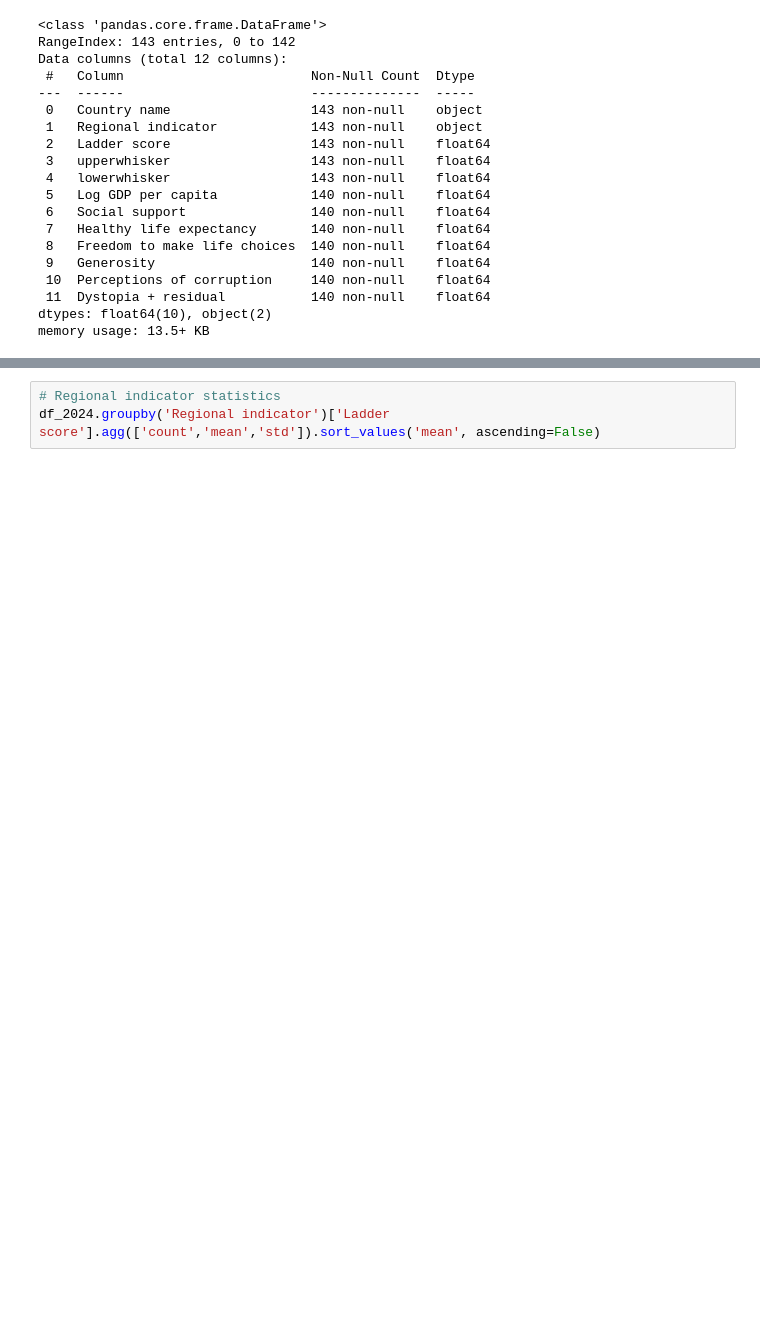
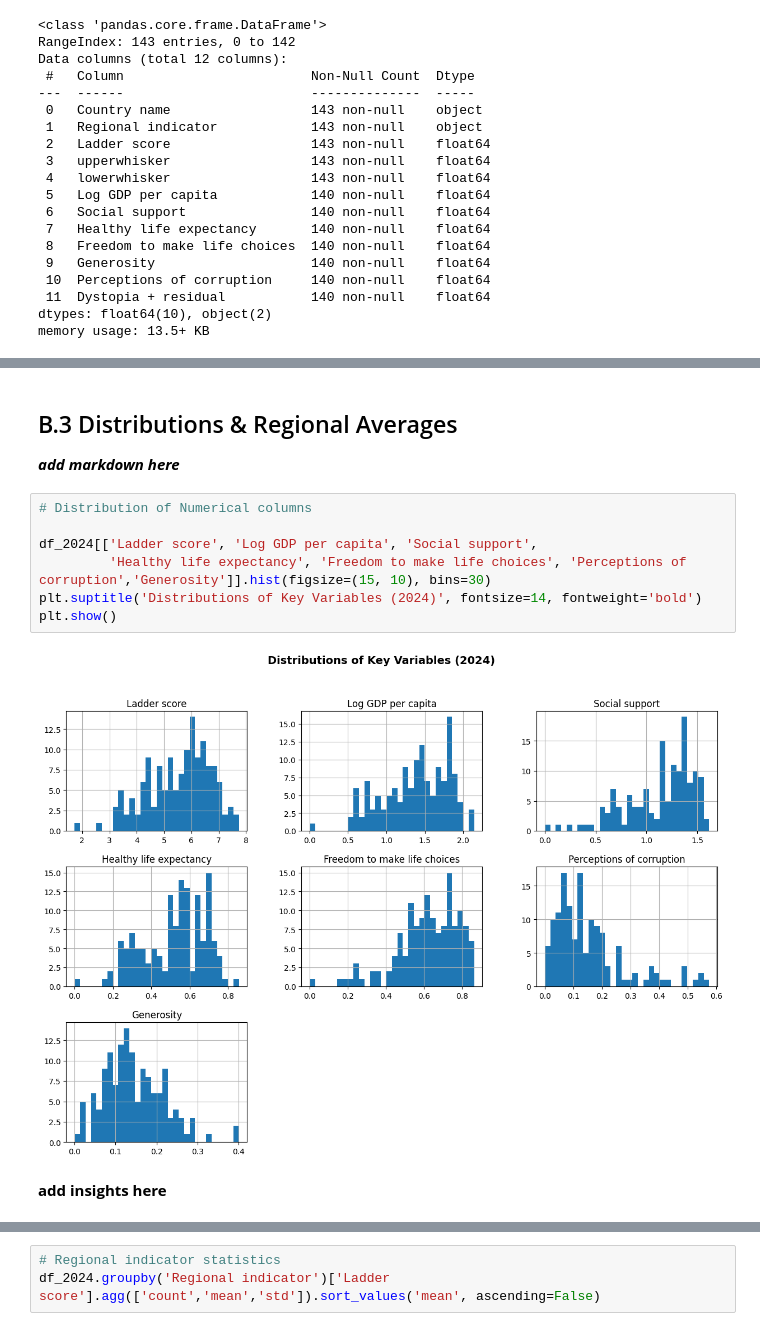
Before and after one commit to CNSM97/portfolio_project, a Jupyter notebook: notebooks/01_exploration.ipynb, the cells around one changed output, grey strips where cells are left out. Drawn from its saved outputs; the diff is of its cells as text; blank space fills up the shorter version.

```diff
--- a/notebooks/01_exploration.ipynb
+++ b/notebooks/01_exploration.ipynb
@@ -667,0 +641,15 @@ np.int64(0)
+# %% [markdown]
+## B.3 Distributions & Regional Averages
+
+***add markdown here***
+# %%
+# Distribution of Numerical columns
+
+df_2024[['Ladder score', 'Log GDP per capita', 'Social support',
+         'Healthy life expectancy', 'Freedom to make life choices', 'Perceptions of corruption','Generosity']].hist(figsize=(15, 10), bins=30)
+plt.suptitle('Distributions of Key Variables (2024)', fontsize=14, fontweight='bold')
+plt.show()
+# %% [output]
+[figure, added]
+# %% [markdown]
+**add insights here**
```
Also changed, not shown: parts of 26 cells of this notebook.
